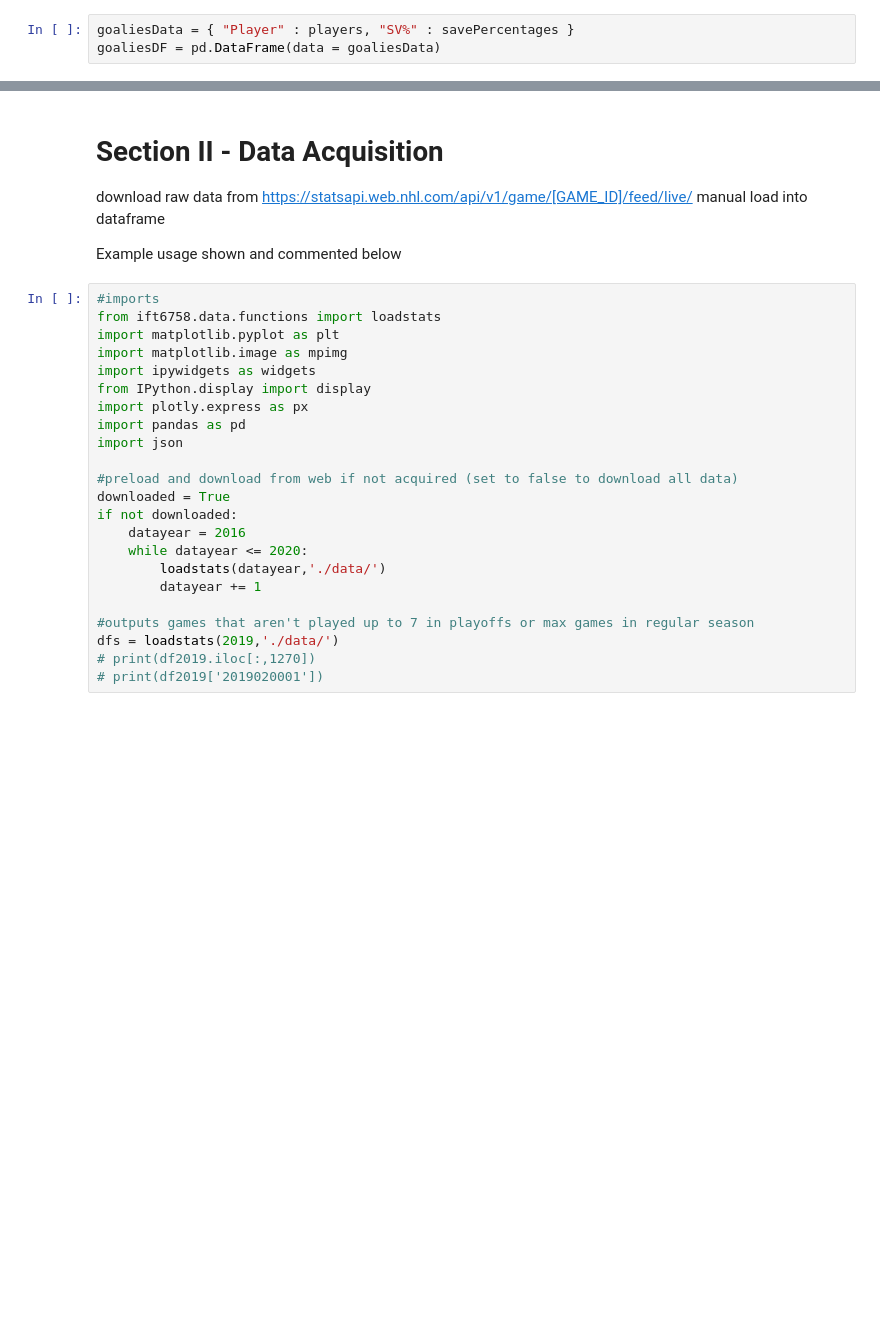
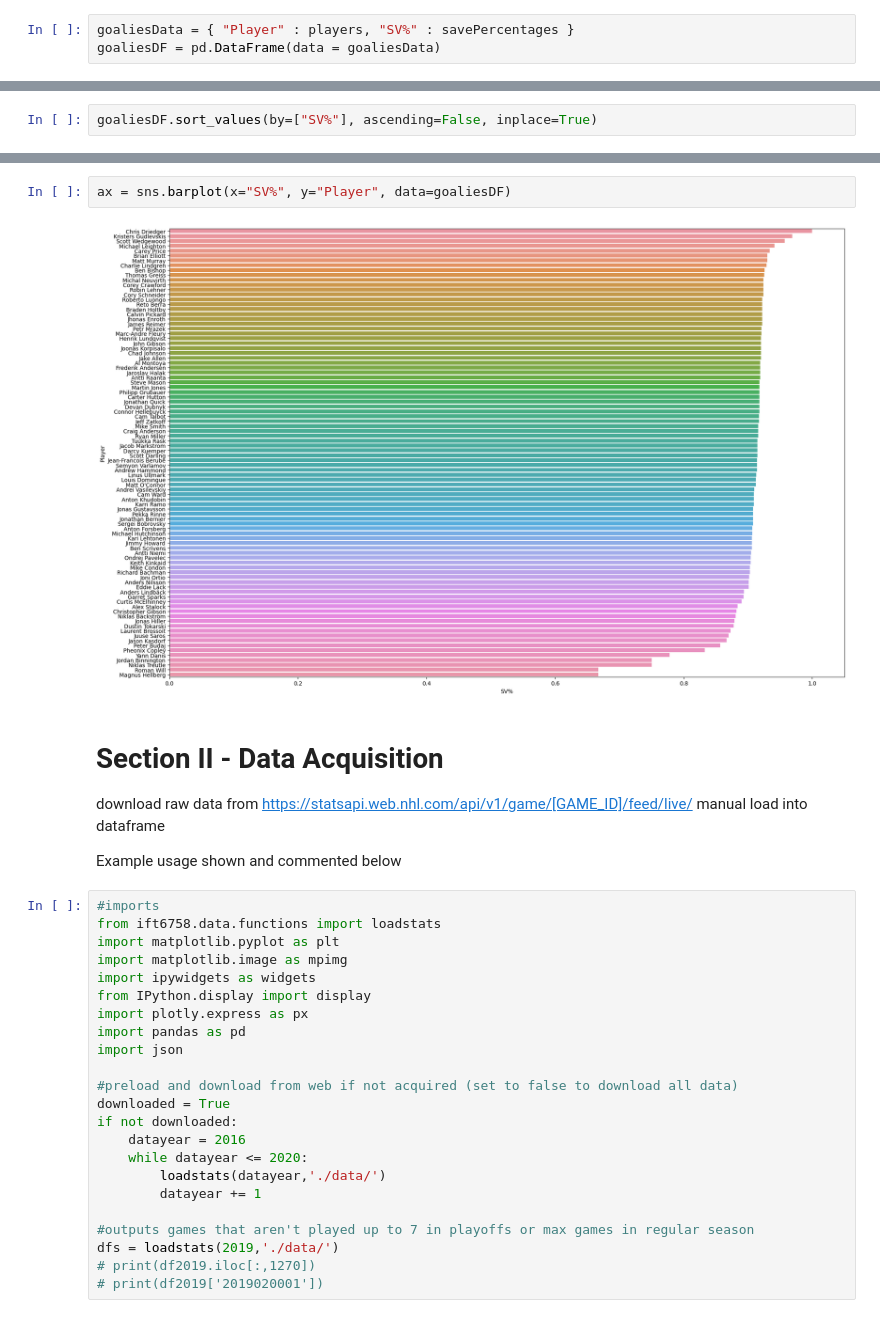
Before and after one commit to Jawing/ift6758-project-template-main, a Jupyter notebook: binulal.ipynb, the cells around one changed output, grey strips where cells are left out. Cells and saved outputs as stored; diff of their text form; blank space fills up the shorter version.

Commit message:
goalies sorted in acending order SV perc

```diff
--- a/binulal.ipynb
+++ b/binulal.ipynb
@@ -100,0 +111,2 @@ sns.catplot(x="SV%", y="Player", kind="bar", data=goaliesDF )
+# %%
+goaliesDF.sort_values(by=["SV%"], ascending=False, inplace=True)
@@ -101,3 +129,7 @@ sns.catplot(x="SV%", y="Player", kind="bar", data=goaliesDF )
+# %%
+ax = sns.barplot(x="SV%", y="Player", data=goaliesDF)
+# %% [output]
+[figure, added]
 # %% [markdown]
 # Section II - Data Acquisition
 
```
Also changed, not shown: parts of 7 cells of this notebook.
